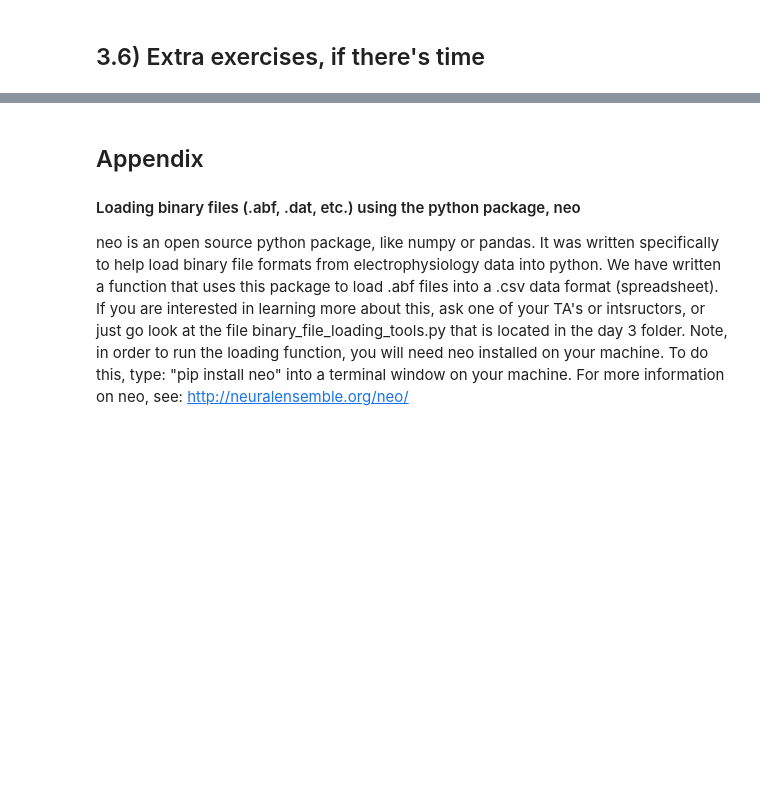
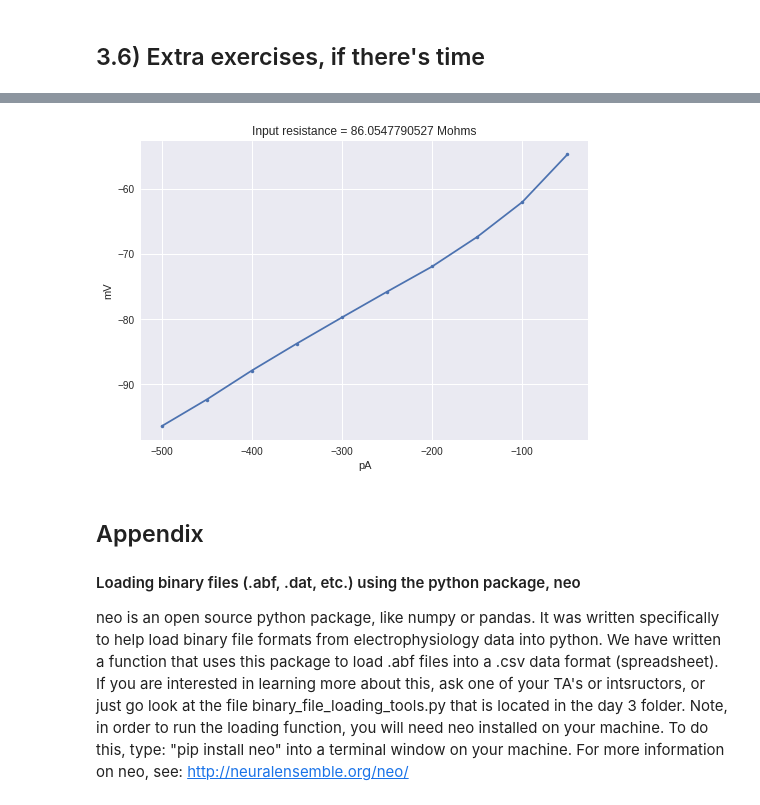
Before and after one commit to dasaderi/python_neurobootcamp, a Jupyter notebook: day-3/Day-3.ipynb, the cells around one changed output, grey strips where cells are left out. Drawn from its saved outputs; the diff is of its cells as text; code cells hidden in the pictures; blank space fills up the shorter version.

Commit message:
adding input resistance exercise

```diff
--- a/day-3/Day-3.ipynb
+++ b/day-3/Day-3.ipynb
@@ -682,3 +803,30 @@ Basically, we get the same result. However, we do see a clear difference for the
+# %%
+# Solution
+
+negative_current_sweeps = results.index[[i for i in results['Current Injection']<0]]
+tstart=0.4
+tend=0.5
+steady_state_voltage = []
+current=[]
+for sweep in negative_current_sweeps:
+    steady_state_voltage.append(np.mean(data['ch1_'+sweep][tstart:tend]))
+    current.append(results['Current Injection'][sweep])
+
+plt.figure()
+plt.plot(current, steady_state_voltage,'.-')
+plt.ylabel('mV')
+plt.xlabel('pA')
+
+
+# remove last two current injections because seems to get non-linear there
+# and convert to Volts and Amps
+R = ((steady_state_voltage[-2]-steady_state_voltage[0])/1000)/((current[-2] - current[0])/10e12)
+R_mohms = R/10e6
+plt.title('Input resistance = ' + str(R_mohms)+ ' Mohms')
+
+plt.show()
+# %% [output]
+[figure, added]
 # %% [markdown]
 ## Appendix
 
```
Also changed, not shown: parts of 21 cells of this notebook.
